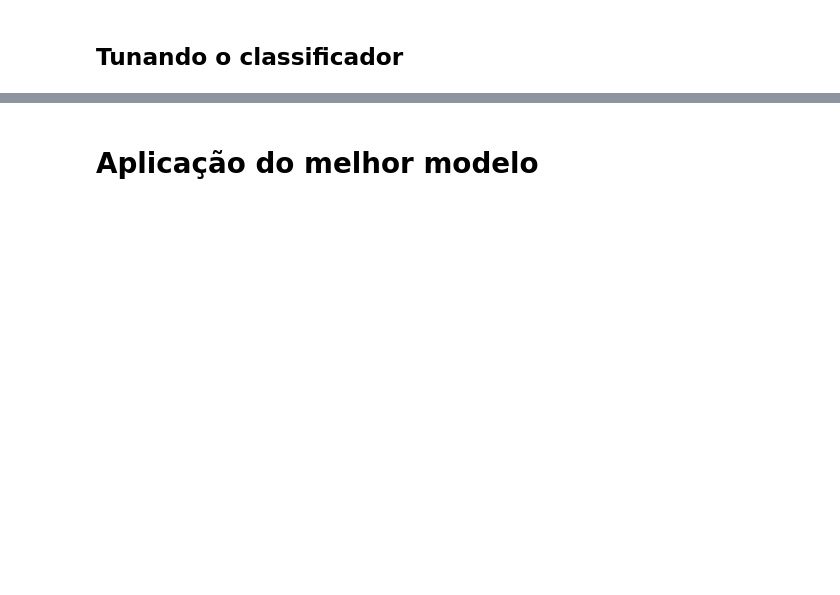
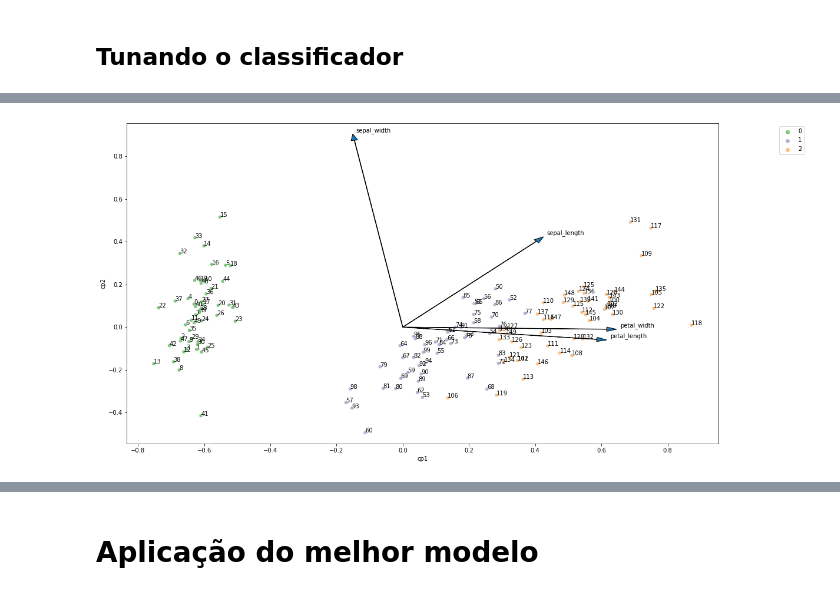
Before and after one commit to victorpecine/estudo_xgboost, a Jupyter notebook: iris_xgboost.ipynb, the cells around one changed output, grey strips where cells are left out. Cells and saved outputs as stored; diff of their text form; code cells hidden in the pictures; blank space fills up the shorter version.

```diff
--- a/iris_xgboost.ipynb
+++ b/iris_xgboost.ipynb
@@ -101,0 +205,10 @@ resultado_cv_gbtree.mean()
+# %%
+index = ('sepal_length', 'sepal_width', 'petal_length', 'petal_width')
+
+columns = ('cp1', 'cp2')
+
+data = pca_componentes.transpose()
+
+df_componentes = pd.DataFrame(data=data, index=index, columns=columns)
+
+df_componentes
@@ -101,0 +225,4 @@ resultado_cv_gbtree.mean()
+# %%
+df_scaled = pd.DataFrame(data=X_scaled_pca_two_comp, columns=['cp1', 'cp2'])
+
+df_scaled
@@ -101,0 +243,19 @@ resultado_cv_gbtree.mean()
+# %%
+ax = sns.scatterplot(data=df_scaled, x='cp1', y='cp2', hue=df['species'], palette='Accent')
+
+ax.figure.set_size_inches(18, 10)
+
+ax.legend(bbox_to_anchor=(1.15, 1))
+
+ax.set_ylim(None, df_componentes['cp2'].max() + 0.05)
+
+for k, v in df_scaled.iterrows():
+    ax.annotate(k, v)
+
+
+for i in range(0, len(df_componentes)):
+    plt.arrow(0, 0, df_componentes.iloc[i][0], df_componentes.iloc[i][1], head_width = 0.02, length_includes_head=True)
+
+    ax.annotate(df_componentes.index[i], xy=(df_componentes.iloc[i][0] + 0.01, df_componentes.iloc[i][1] + 0.01))
+# %% [output]
+[figure, added]
```
Also changed, not shown: parts of 38 cells of this notebook.
